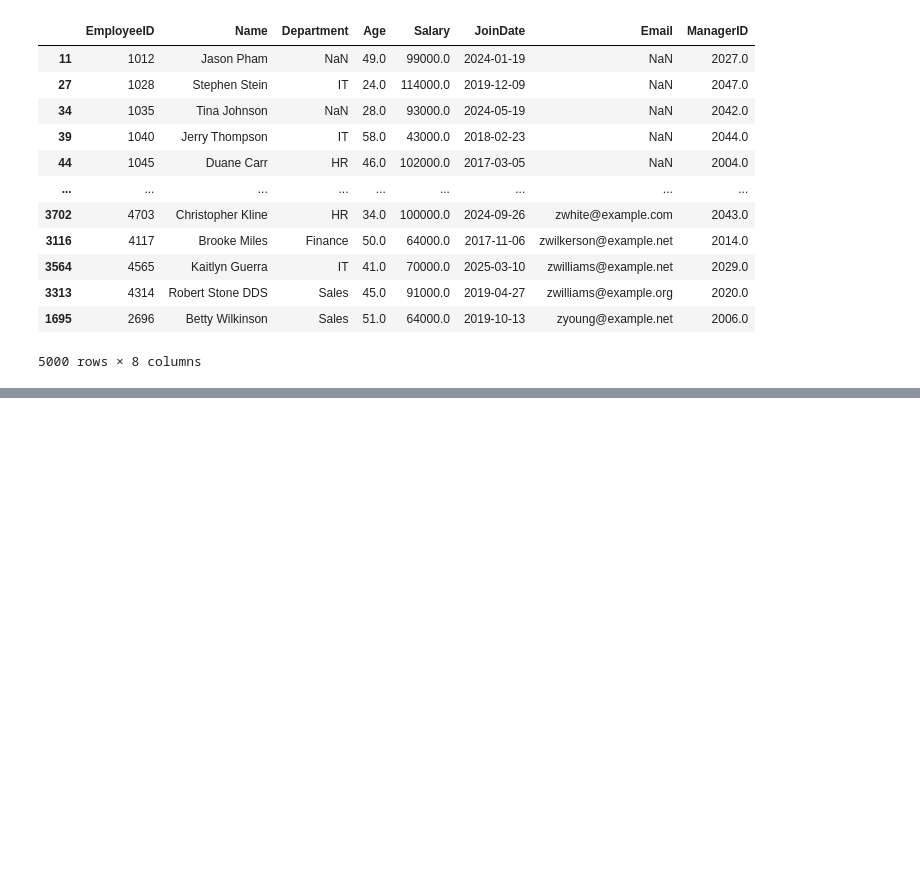
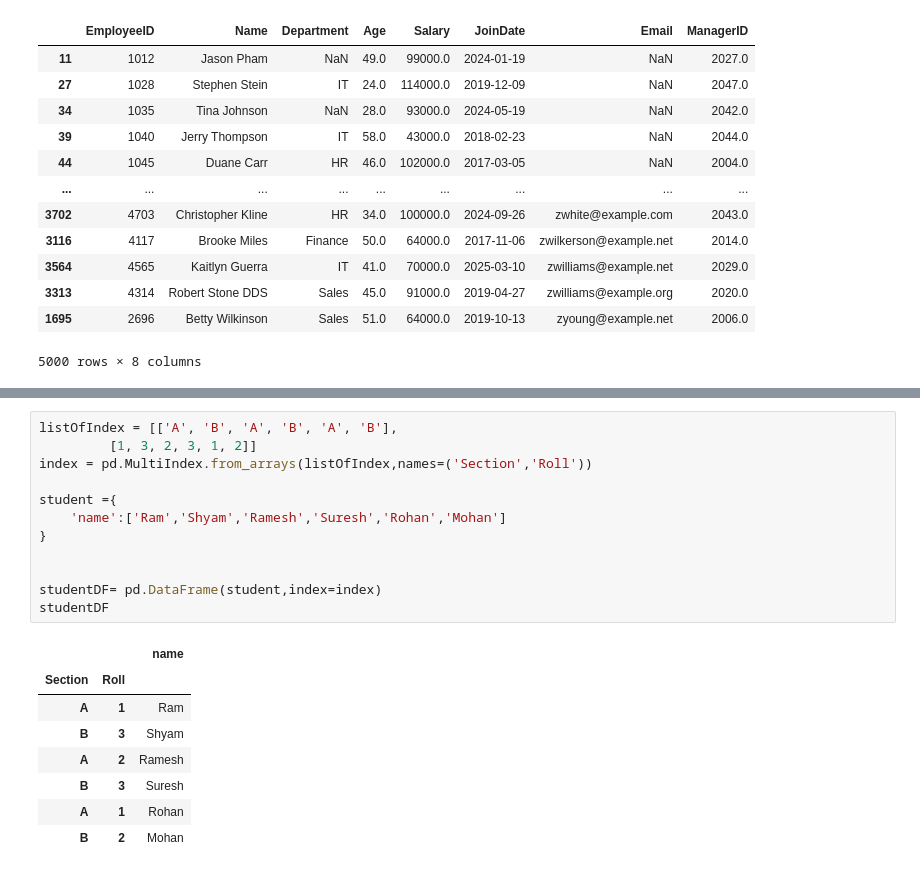
Before and after one commit to jxsrma/NSTI-Indore-25-26, a Jupyter notebook: Data Science/Pandas.ipynb, the cells around one changed output, grey strips where cells are left out. Drawn from its saved outputs; the diff is of its cells as text; blank space fills up the shorter version.

```diff
--- a/Data Science/Pandas.ipynb
+++ b/Data Science/Pandas.ipynb
@@ -344,0 +378,21 @@ employee.sort_values('Email',na_position='first')
+# %%
+listOfIndex = [['A', 'B', 'A', 'B', 'A', 'B'],
+         [1, 3, 2, 3, 1, 2]]
+index = pd.MultiIndex.from_arrays(listOfIndex,names=('Section','Roll'))
+
+student ={
+    'name':['Ram','Shyam','Ramesh','Suresh','Rohan','Mohan']
+}
+
+
+studentDF= pd.DataFrame(student,index=index)
+studentDF
+# %% [output]
+|  |  | name |
+| Section | Roll |  |
+| A | 1 | Ram |
+| B | 3 | Shyam |
+| A | 2 | Ramesh |
+| B | 3 | Suresh |
+| A | 1 | Rohan |
+| B | 2 | Mohan |
```
Also changed, not shown: parts of 21 cells of this notebook, 3 other files.
